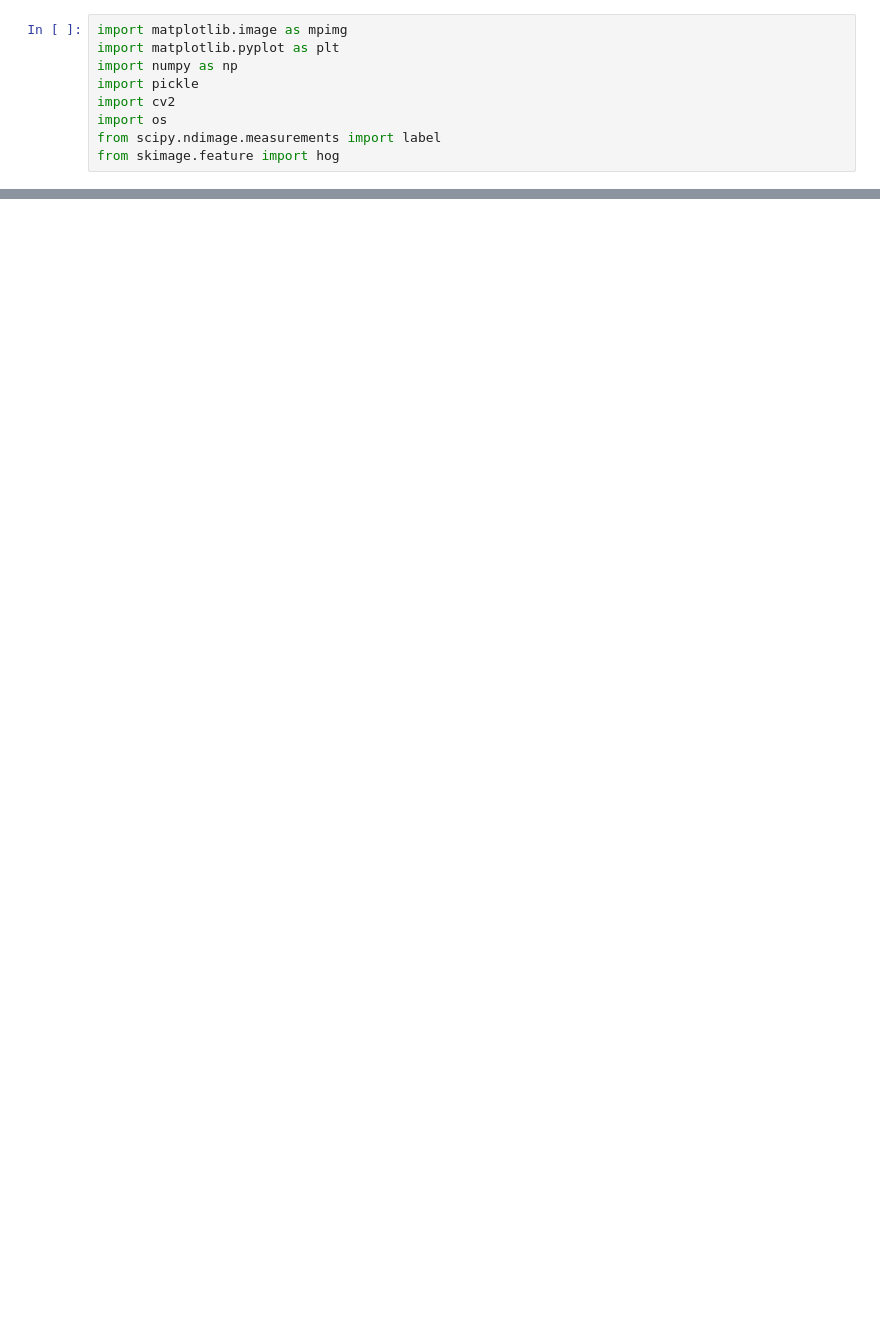
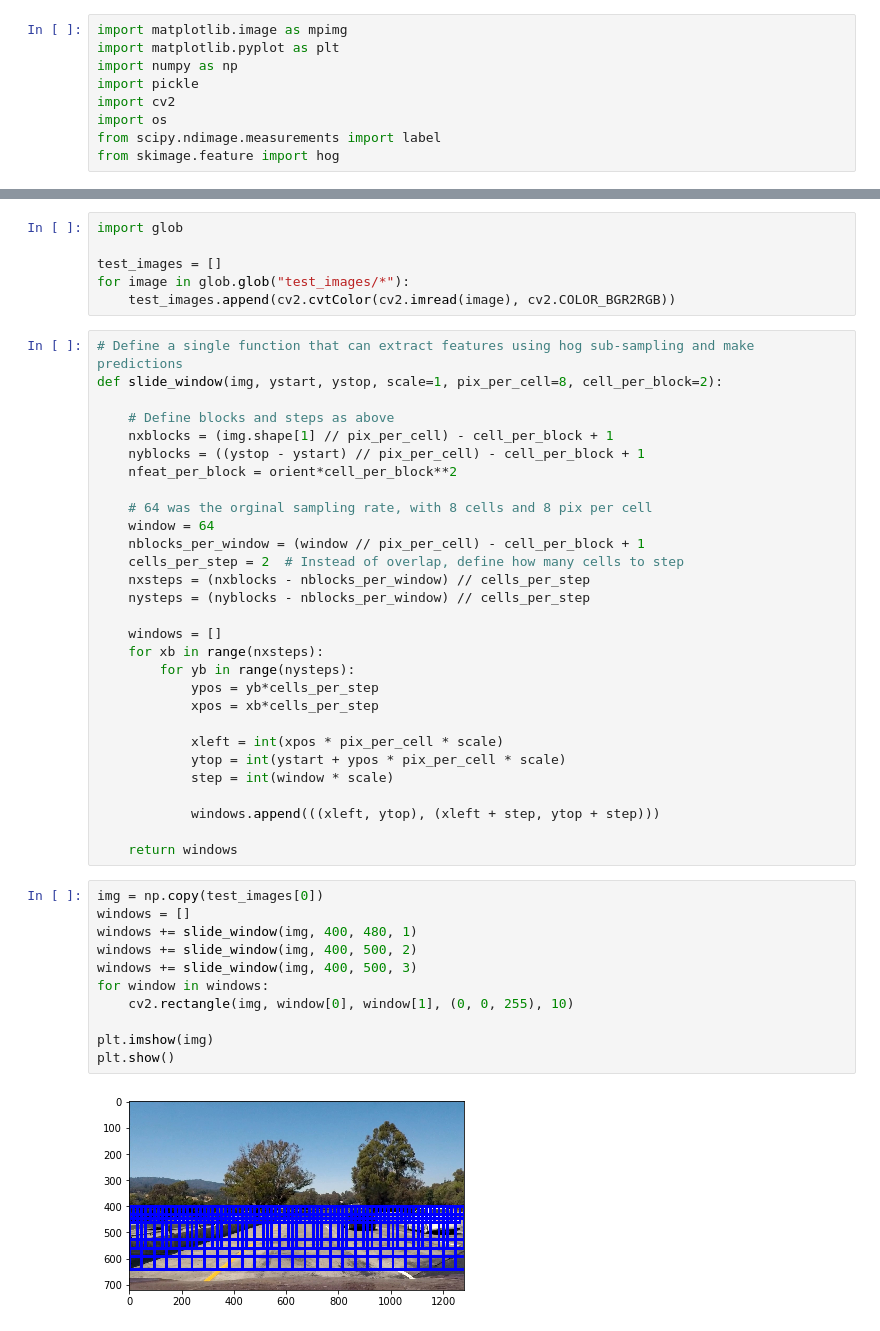
Before and after one commit to romannergachev/CarND-Vehicle-Detection, a Jupyter notebook: project.ipynb, the cells around one changed output, grey strips where cells are left out. Drawn from its saved outputs; the diff is of its cells as text; blank space fills up the shorter version.

```diff
--- a/project.ipynb
+++ b/project.ipynb
@@ -276 +287,49 @@ plt.imshow(out_img)
+# %%
+import glob
+
+test_images = []
+for image in glob.glob("test_images/*"):
+    test_images.append(cv2.cvtColor(cv2.imread(image), cv2.COLOR_BGR2RGB))
+# %%
+# Define a single function that can extract features using hog sub-sampling and make predictions
+def slide_window(img, ystart, ystop, scale=1, pix_per_cell=8, cell_per_block=2):
+
+    # Define blocks and steps as above
+    nxblocks = (img.shape[1] // pix_per_cell) - cell_per_block + 1
+    nyblocks = ((ystop - ystart) // pix_per_cell) - cell_per_block + 1
+    nfeat_per_block = orient*cell_per_block**2
+
+    # 64 was the orginal sampling rate, with 8 cells and 8 pix per cell
+    window = 64
+    nblocks_per_window = (window // pix_per_cell) - cell_per_block + 1
+    cells_per_step = 2  # Instead of overlap, define how many cells to step
+    nxsteps = (nxblocks - nblocks_per_window) // cells_per_step
+    nysteps = (nyblocks - nblocks_per_window) // cells_per_step
+
+    windows = []
+    for xb in range(nxsteps):
+        for yb in range(nysteps):
+            ypos = yb*cells_per_step
+            xpos = xb*cells_per_step
+
+            xleft = int(xpos * pix_per_cell * scale)
+            ytop = int(ystart + ypos * pix_per_cell * scale)
+            step = int(window * scale)
+
+            windows.append(((xleft, ytop), (xleft + step, ytop + step)))
+
+    return windows
+# %%
+img = np.copy(test_images[0])
+windows = []
+windows += slide_window(img, 400, 480, 1)
+windows += slide_window(img, 400, 500, 2)
+windows += slide_window(img, 400, 500, 3)
+for window in windows:
+    cv2.rectangle(img, window[0], window[1], (0, 0, 255), 10)
+
+plt.imshow(img)
+plt.show()
+# %% [output]
+[figure, added]
 # %%
```
Also changed, not shown: parts of 19 cells of this notebook, 1 other file.
